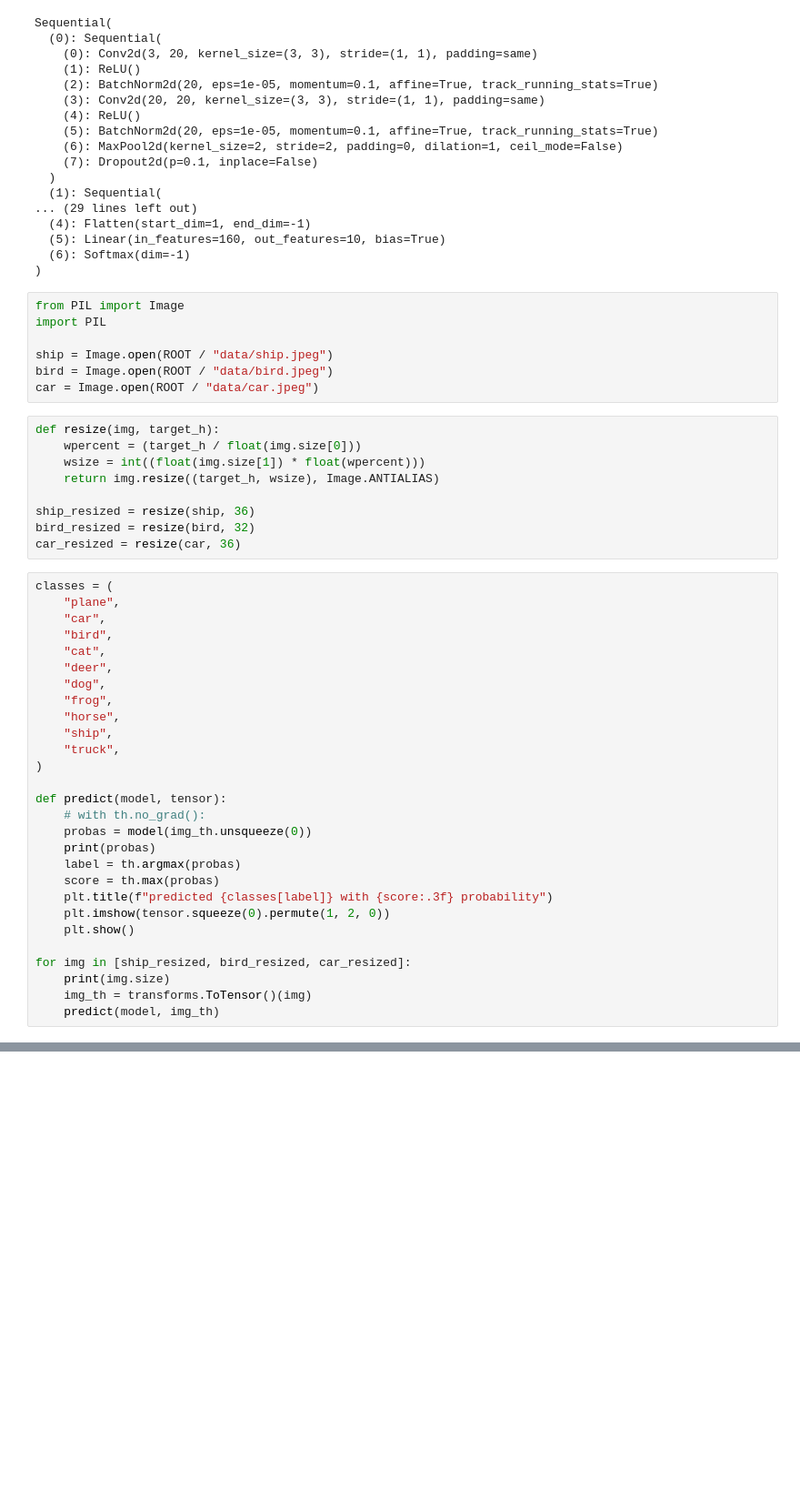
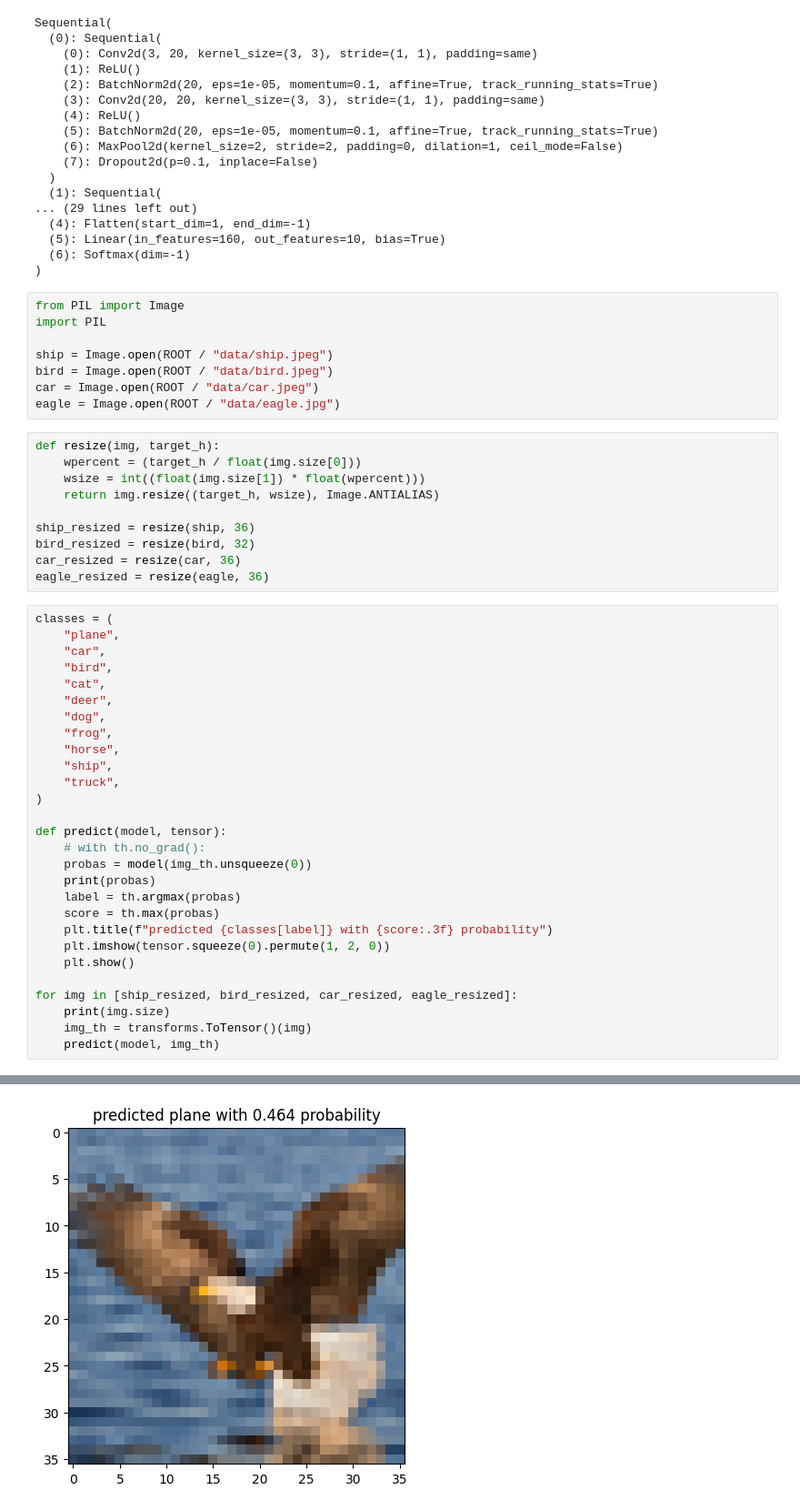
Before and after one commit to czyjtu/image-recognition, a Jupyter notebook: cnn/cnn.ipynb, the cells around one changed output, grey strips where cells are left out. Shown at 91% size. Saved outputs shown, nothing was run; the diff lists cells and outputs as text; blank space fills up the shorter version.

```diff
--- a/cnn/cnn.ipynb
+++ b/cnn/cnn.ipynb
@@ -37,6 +38,7 @@ import PIL
 ship = Image.open(ROOT / "data/ship.jpeg")
 bird = Image.open(ROOT / "data/bird.jpeg")
 car = Image.open(ROOT / "data/car.jpeg")
+eagle = Image.open(ROOT / "data/eagle.jpg")
 # %%
 def resize(img, target_h):
     wpercent = (target_h / float(img.size[0]))
@@ -46,6 +48,7 @@ def resize(img, target_h):
 ship_resized = resize(ship, 36)
 bird_resized = resize(bird, 32)
 car_resized = resize(car, 36)
+eagle_resized = resize(eagle, 36)
 # %%
 classes = (
     "plane",
@@ -70,7 +73,7 @@ def predict(model, tensor):
     plt.imshow(tensor.squeeze(0).permute(1, 2, 0))
     plt.show()
 
-for img in [ship_resized, bird_resized, car_resized]:
+for img in [ship_resized, bird_resized, car_resized, eagle_resized]:
     print(img.size)
     img_th = transforms.ToTensor()(img)
     predict(model, img_th)
@@ -92,0 +100 @@ tensor([[3.4080e-09, 1.0000e+00, 2.1951e-08, 1.8946e-09, 1.3375e-09, 7.7634e-09,
+[figure, added]
```
Also changed, not shown: parts of 2 cells of this notebook, 3 other files.
